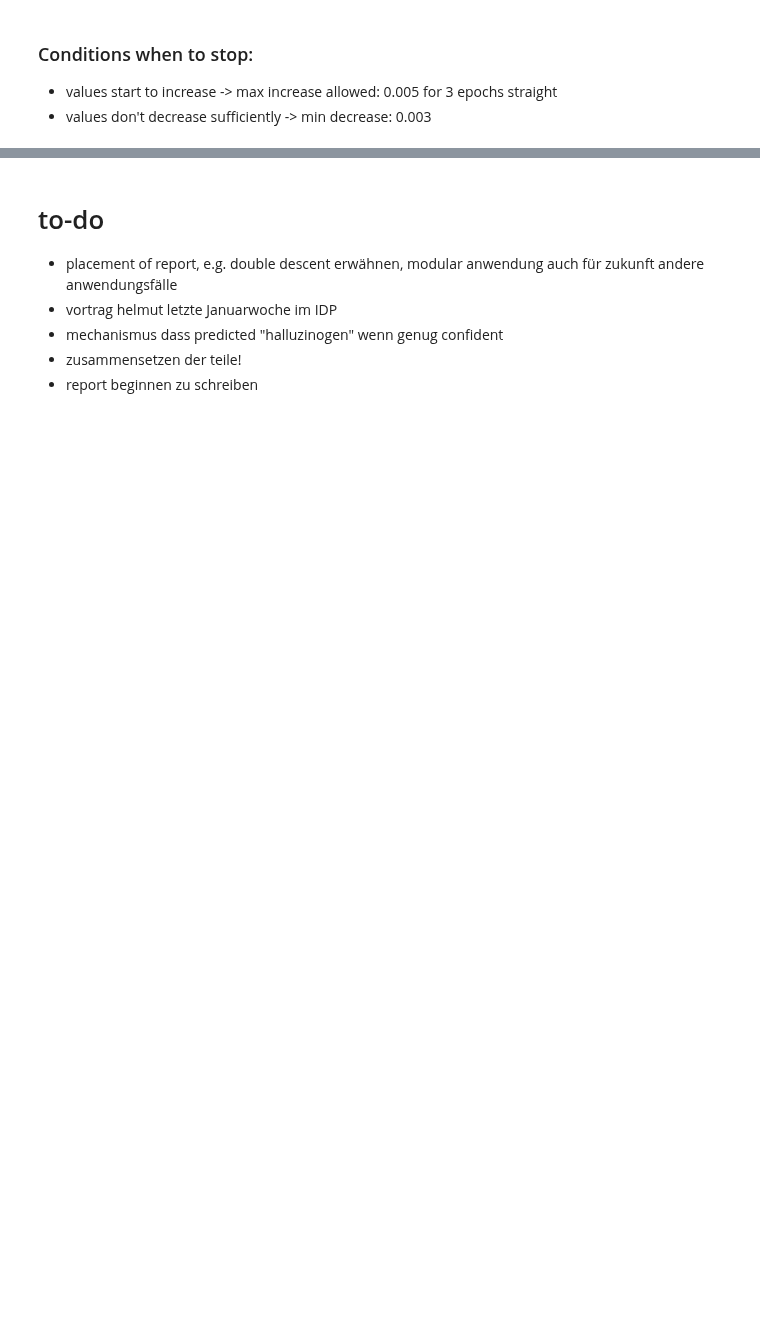
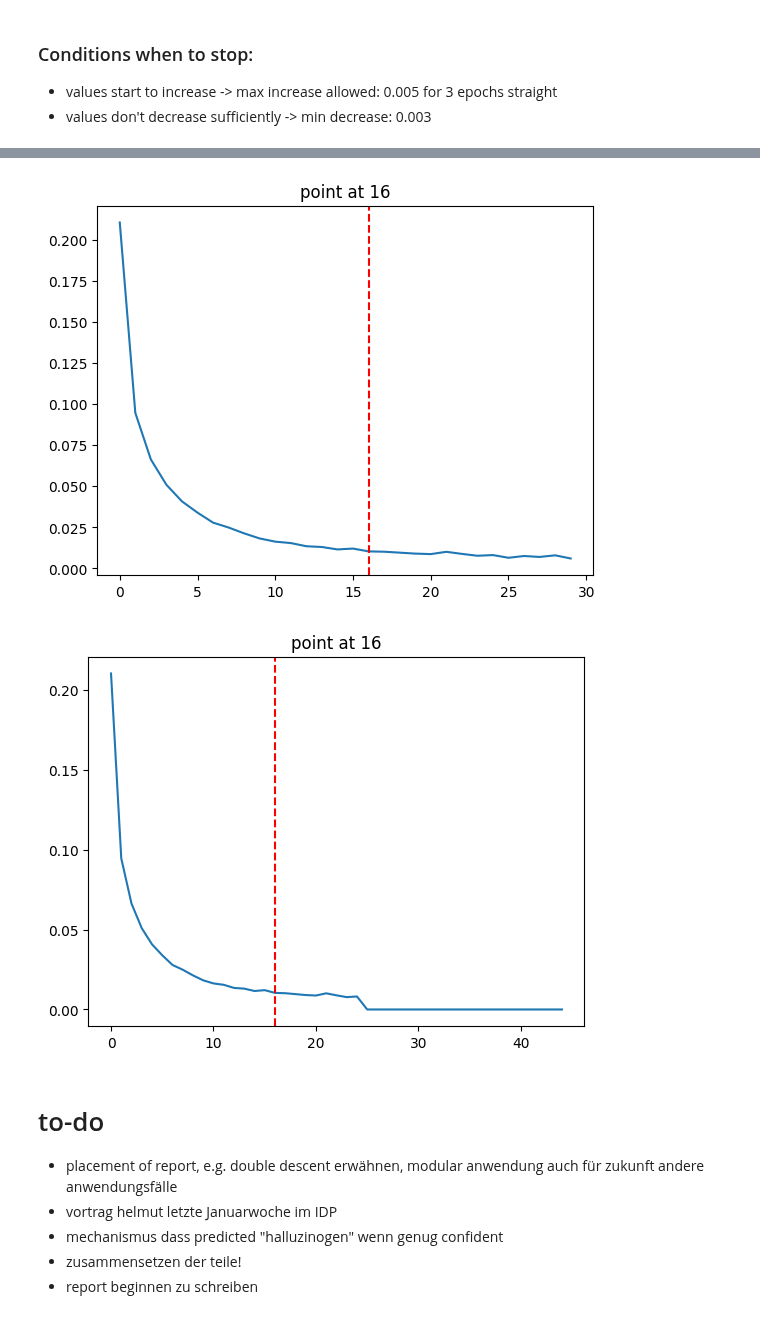
Before and after one commit to vincent-stadler/dPoDL, a Jupyter notebook: experiments/training/find-stabilization-point.ipynb, the cells around one changed output, grey strips where cells are left out. Drawn from its saved outputs; the diff is of its cells as text; code cells hidden in the pictures; blank space fills up the shorter version.

Commit message:
find good haparams for stabilization point

```diff
--- a/experiments/training/find-stabilization-point.ipynb
+++ b/experiments/training/find-stabilization-point.ipynb
@@ -29,11 +29,11 @@ def find_stabilization_point(
     sequence,
     window=5,
     slope_threshold=0.005,
-    curvature_threshold=0.005,
-    patience=2,
-    oscillation_tolerance=0.01,
+    curvature_threshold=0.05,
+    patience=1,
+    oscillation_tolerance=0.001,
     increasing_trend_threshold=0.01,
-    flat_change_threshold=0.001  # New parameter for minimal change detection
+    flat_change_threshold=0.003
 ):
     if len(sequence) < window * 2:
         return float("inf")
@@ -83,7 +83,7 @@ def find_stabilization_point(
 # Example usage:
 random.seed(42)
 for sequence in random.sample(sequences, 100):
-    stable_point = find_stabilization_point(sequence, slope_threshold=0.005, patience=1, curvature_threshold=0.05, oscillation_tolerance=0.001)
+    stable_point = find_stabilization_point(sequence)
     plt.plot(sequence)
     if stable_point < len(sequence):
         plt.axvline(x=stable_point, color='r', linestyle='--', label='stable_point')
@@ -105,3 +93,18 @@ for sequence in random.sample(sequences, 100):
+# %%
+l = [0.21055838465690613, 0.09468044340610504, 0.06634636968374252, 0.050932031124830246, 0.04082872346043587, 0.033973999321460724, 0.027891580015420914, 0.024912890046834946, 0.021354248747229576, 0.018257126212120056, 0.01632021553814411, 0.015460487455129623, 0.01351927686482668, 0.013060691766440868, 0.01158374734222889, 0.012108856812119484, 0.010395072400569916, 0.010194196365773678, 0.009623885154724121, 0.009044128470122814, 0.008739764802157879, 0.010129030793905258, 0.008878235705196857, 0.007730330806225538, 0.008148149587213993, 0.0, 0.0, 0.0, 0.0, 0.0, 0.0, 0.0, 0.0, 0.0, 0.0, 0.0, 0.0, 0.0, 0.0, 0.0, 0.0, 0.0, 0.0, 0.0, 0.0]
+ll = [0.21055838465690613, 0.09468044340610504, 0.06634636968374252, 0.050932031124830246, 0.04082872346043587, 0.033973999321460724, 0.027891580015420914, 0.024912890046834946, 0.021354248747229576, 0.018257126212120056, 0.01632021553814411, 0.015460487455129623, 0.01351927686482668, 0.013060691766440868, 0.01158374734222889, 0.012108856812119484, 0.010395072400569916, 0.010194196365773678, 0.009623885154724121, 0.009044128470122814, 0.008739764802157879, 0.010129030793905258, 0.008878235705196857, 0.007730330806225538, 0.008148149587213993, 0.006503025535494089, 0.0075839813798666, 0.007009278051555157, 0.007993829436600208, 0.006076819729059935]
+for sequence in (ll, l):
+    stable_point = find_stabilization_point(
+    sequence
+)
+    plt.plot(sequence)
+    plt.title(f"point at {stable_point}")
+    if stable_point < len(sequence):
+        plt.axvline(x=stable_point, color='r', linestyle='--', label='stable_point')
+    plt.show()
+# %% [output]
+[figure, added]
+[figure, added]
 # %% [markdown]
 # to-do
 - placement of report, e.g. double descent erwähnen, modular anwendung auch für zukunft andere anwendungsfälle
```
Also changed, not shown: parts of 1 cell of this notebook, 2 other files.
